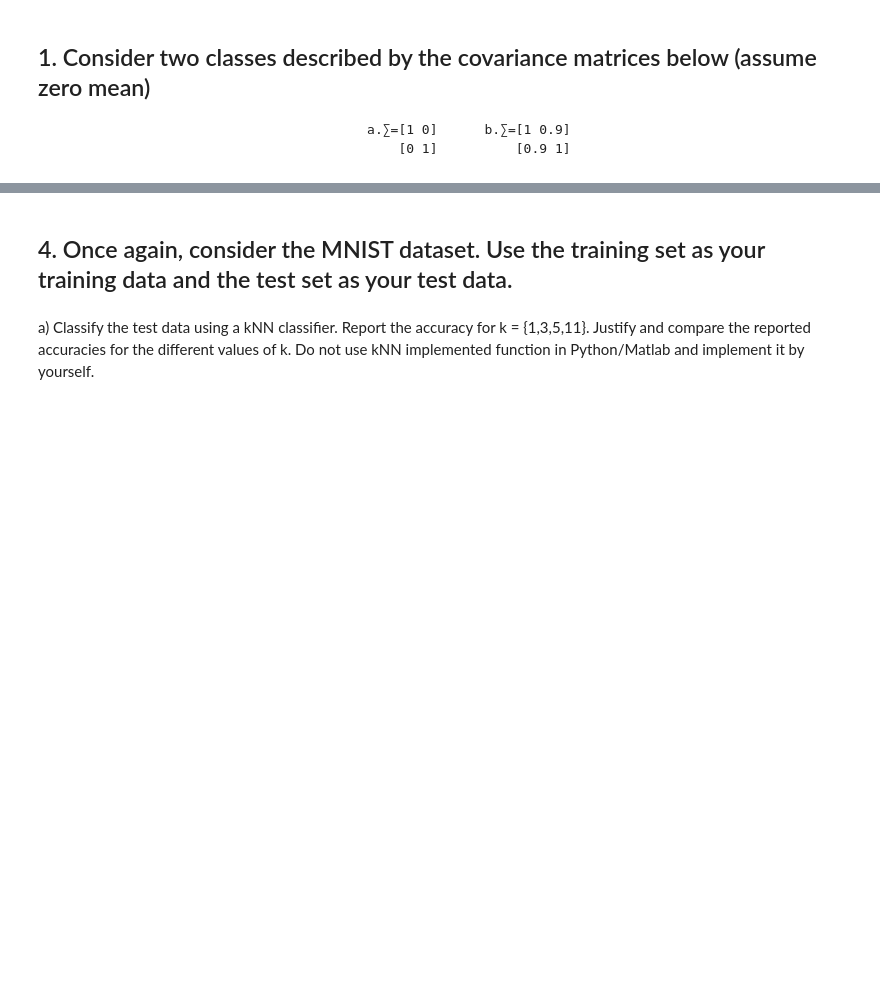
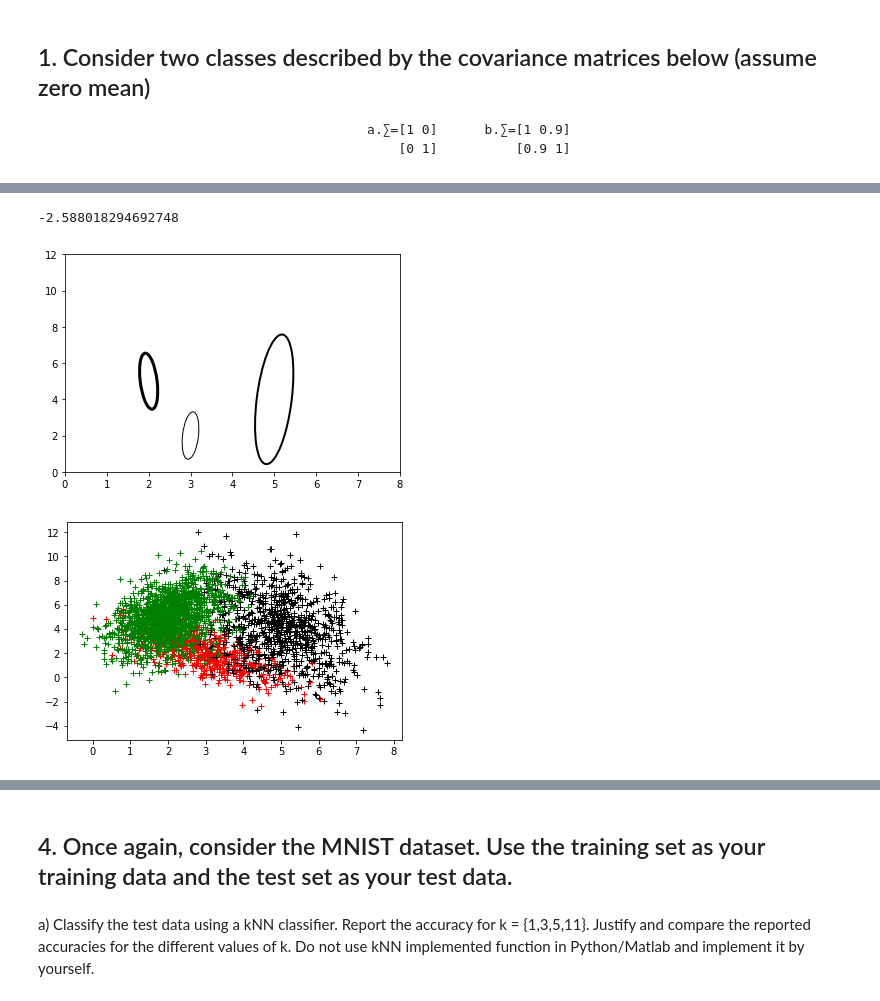
Before and after one commit to tusharchopratech/pattern_recognition_from_scratch, a Jupyter notebook: assignment1.ipynb, the cells around one changed output, grey strips where cells are left out. Drawn from its saved outputs; the diff is of its cells as text; code cells hidden in the pictures; blank space fills up the shorter version.

```diff
--- a/assignment1.ipynb
+++ b/assignment1.ipynb
@@ -27,0 +143,63 @@ Plot each contour on the respective plots from part (a).
+# %%
+from matplotlib import patches
+
+p_1 = 0.2
+mean_1 = [3, 2]
+cov_1=[[1,-1],[-1,2]]
+
+p_2 = 0.3
+mean_2 = [5, 4]
+cov_2=[[1,-1],[-1,7]]
+
+p_3 = 0.5
+mean_3 = [2, 5]
+cov_3=[[0.5,0.5],[0.5,3]]
+
+
+
+fig,ax = plt.subplots(1)
+ax.set_xlim([0, 8])
+ax.set_ylim([0, 12])
+
+
+
+w1,vec1=np.linalg.eig(cov_1)
+vx, vy = vec1[:,0][0], vec1[:,0][1]
+theta = np.arctan2(vy, vx)
+
+print(theta)
+
+e1 = patches.Ellipse((mean_1[0], mean_1[1]), w1[0], w1[1], angle=theta, linewidth=1, fill=False, zorder=1)
+
+w2,v2=np.linalg.eig(cov_2)
+vx, vy = v2[:,0][0], v2[:,0][1]
+theta = np.arctan2(vy, vx)
+e2 = patches.Ellipse((mean_2[0], mean_2[1]), w2[0], w2[1], angle=theta, linewidth=2, fill=False, zorder=1)
+
+w3,v3=np.linalg.eig(cov_3)
+vx, vy = v3[:,0][0], v3[:,0][1]
+theta = np.arctan2(vy, vx)
+e3 = patches.Ellipse((mean_3[0], mean_3[1]), w3[0], w3[1], angle=theta, linewidth=3, fill=False, zorder=1)
+
+
+ax.add_patch(e1)
+ax.add_patch(e2)
+ax.add_patch(e3)
+plt.show()
+
+
+data_1 = np.random.multivariate_normal(mean_1, cov_1, int(p_1*3000))
+plt.plot(data_1[:,0],data_1[:,1],'r+')
+
+data_2 = np.random.multivariate_normal(mean_2, cov_2, int(p_2*3000))
+plt.plot(data_2[:,0],data_2[:,1],'k+')
+
+data_3 = np.random.multivariate_normal(mean_3, cov_3, int(p_3*3000))
+plt.plot(data_3[:,0],data_3[:,1],'g+')
+
+
+plt.show()
+# %% [output]
+-2.588018294692748
+[figure, added]
+[figure, added]
```
Also changed, not shown: parts of 19 cells of this notebook, 4 other files.
